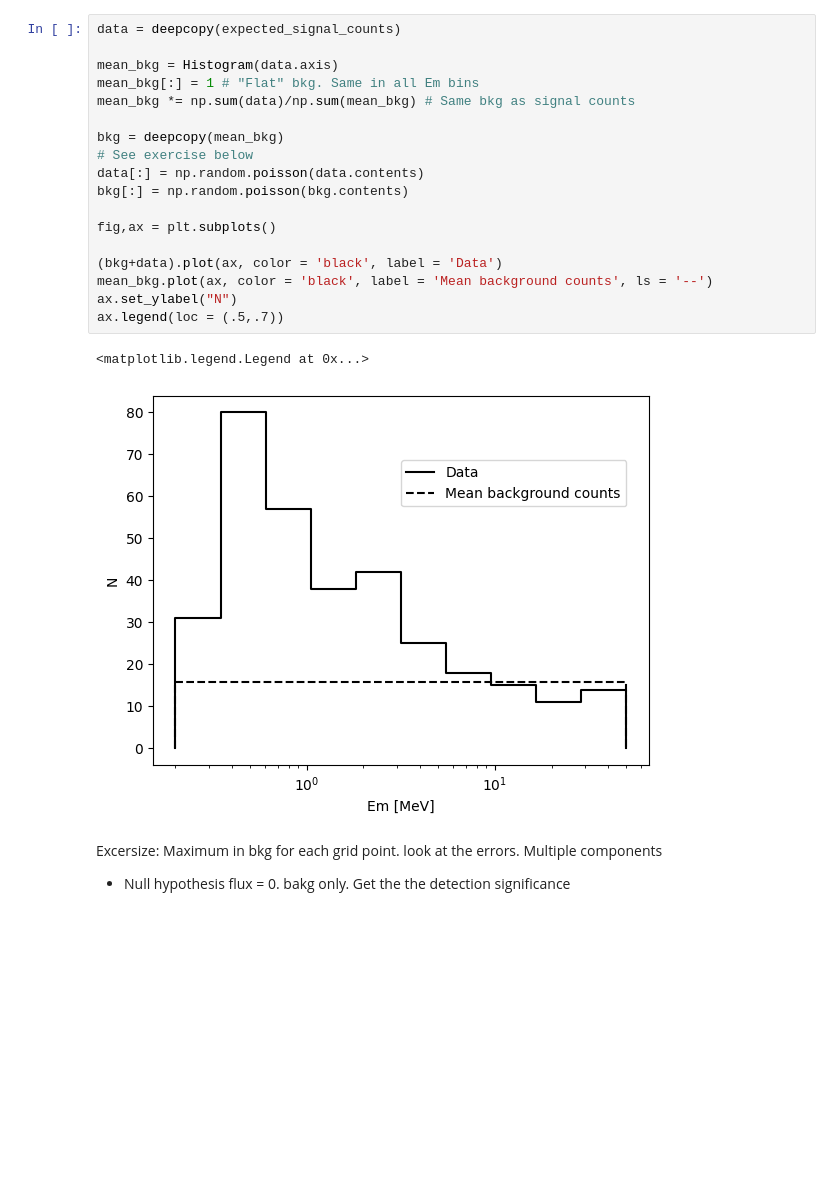
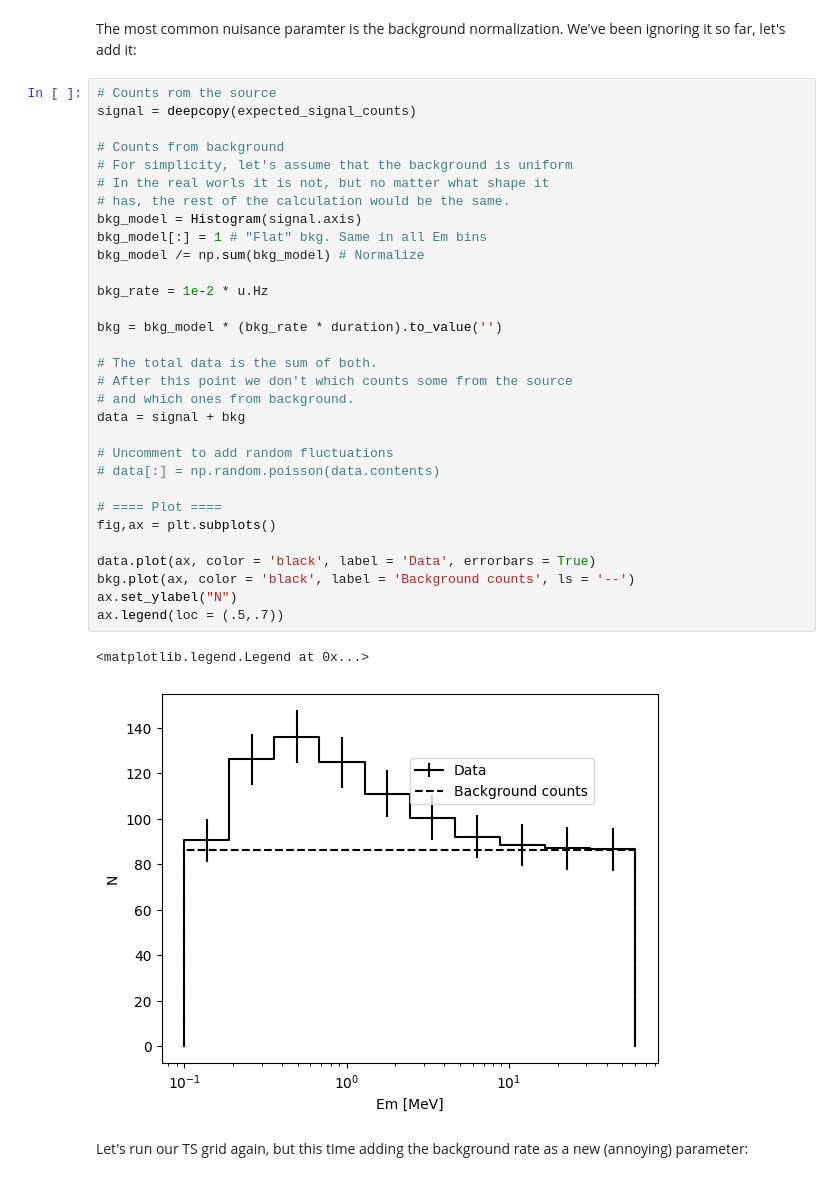
Before and after one commit to israelmcmc/gammaraytoys, a Jupyter notebook: docs/tutorials/04-binned_likelihood_spectrum.ipynb, the cells around one changed output. Saved outputs shown, nothing was run; the diff lists cells and outputs as text; blank space fills up the shorter version.

```diff
--- a/docs/tutorials/04-binned_likelihood_spectrum.ipynb
+++ b/docs/tutorials/04-binned_likelihood_spectrum.ipynb
@@ -184,24 +558,38 @@ Explain nuisance parameters
+# %% [markdown]
+The most common nuisance paramter is the background normalization. We've been ignoring it so far, let's add it:
 # %%
-data = deepcopy(expected_signal_counts)
+# Counts rom the source
+signal = deepcopy(expected_signal_counts)
 
-mean_bkg = Histogram(data.axis)
-mean_bkg[:] = 1 # "Flat" bkg. Same in all Em bins
-mean_bkg *= np.sum(data)/np.sum(mean_bkg) # Same bkg as signal counts
+# Counts from background
+# For simplicity, let's assume that the background is uniform
+# In the real worls it is not, but no matter what shape it
+# has, the rest of the calculation would be the same.
+bkg_model = Histogram(signal.axis)
+bkg_model[:] = 1 # "Flat" bkg. Same in all Em bins
+bkg_model /= np.sum(bkg_model) # Normalize
 
-bkg = deepcopy(mean_bkg)
-# See exercise below
-data[:] = np.random.poisson(data.contents)
-bkg[:] = np.random.poisson(bkg.contents)
+bkg_rate = 1e-2 * u.Hz
 
+bkg = bkg_model * (bkg_rate * duration).to_value('')
+
+# The total data is the sum of both.
+# After this point we don't which counts some from the source
+# and which ones from background.
+data = signal + bkg
+
+# Uncomment to add random fluctuations
+# data[:] = np.random.poisson(data.contents)
+
+# ==== Plot ====
 fig,ax = plt.subplots()
 
-(bkg+data).plot(ax, color = 'black', label = 'Data')
-mean_bkg.plot(ax, color = 'black', label = 'Mean background counts', ls = '--')
+data.plot(ax, color = 'black', label = 'Data', errorbars = True)
+bkg.plot(ax, color = 'black', label = 'Background counts', ls = '--')
 ax.set_ylabel("N")
 ax.legend(loc = (.5,.7))
 # %% [output]
 <matplotlib.legend.Legend at 0x...>
-[figure, old version]
+[figure, new version]
-# %% [markdown]
-Excersize: Maximum in bkg for each grid point. look at the errors. Multiple components
-- Null hypothesis flux = 0. bakg only. Get the the detection significance
+# %% [markdown]
+Let's run our TS grid again, but this time adding the background rate as a new (annoying) parameter:
```
Also changed, not shown: parts of 60 cells of this notebook, 3 other files.
